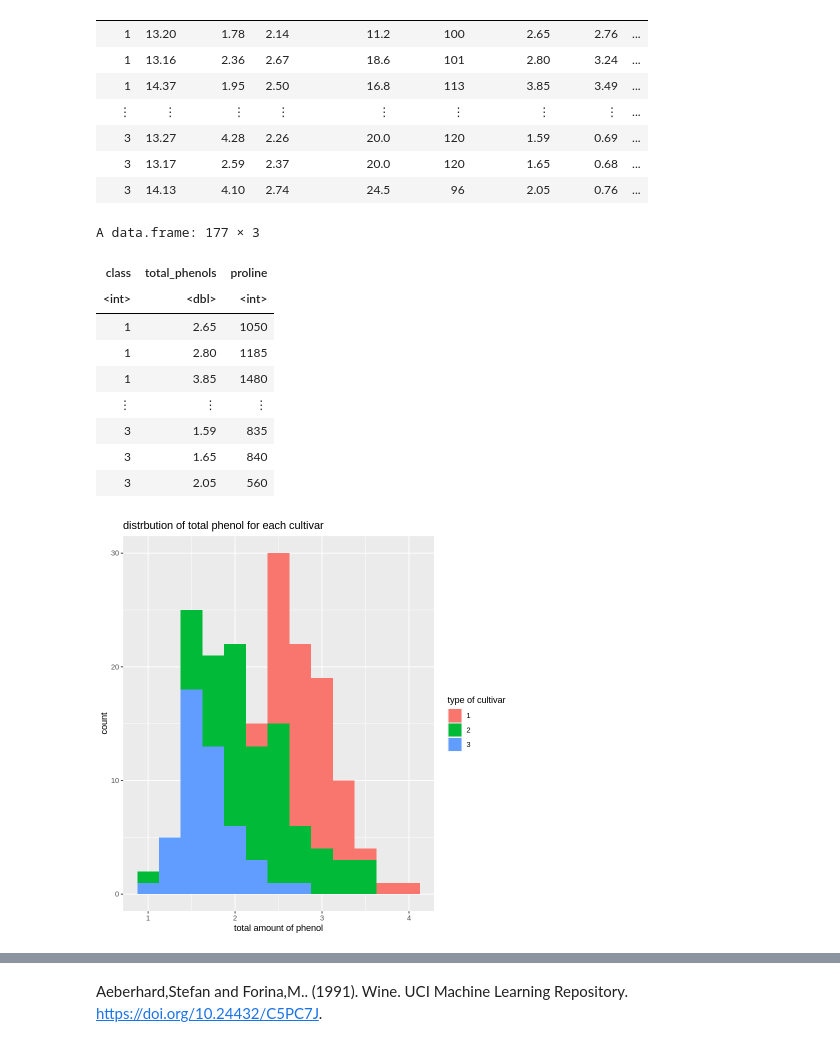
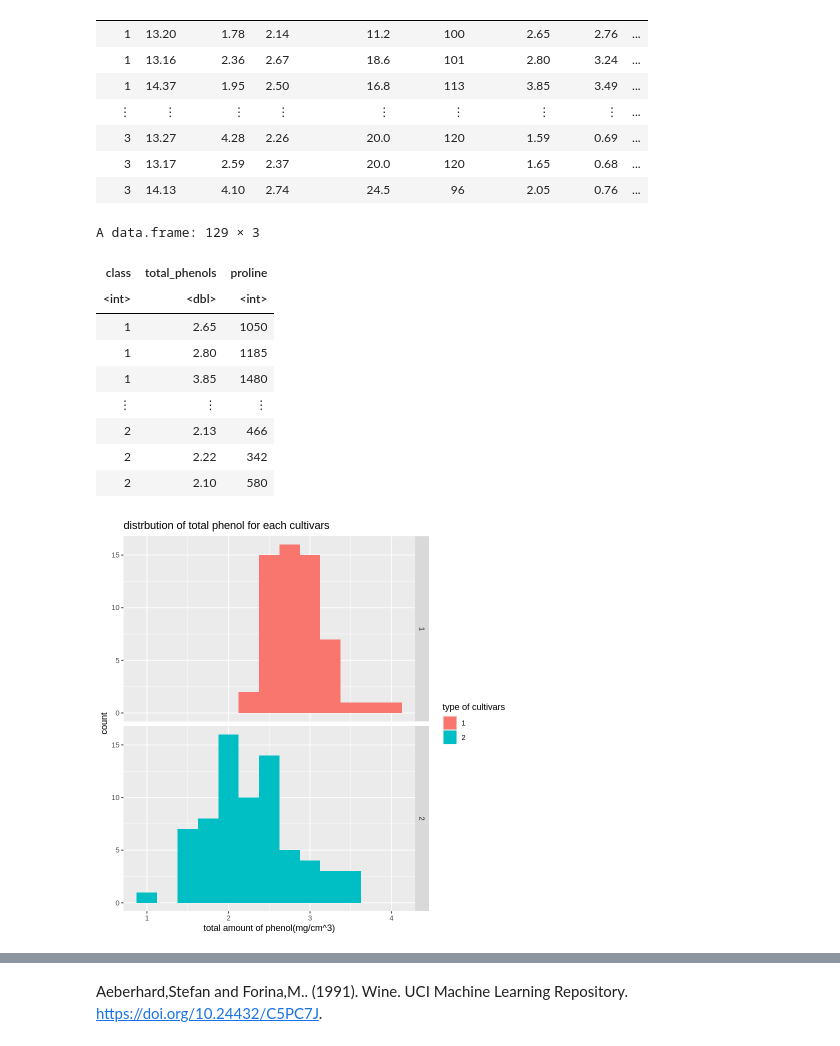
Before and after one commit to lyl1220/Stat201_Project, a Jupyter notebook: Untitled.ipynb, the cells around one changed output, grey strips where cells are left out. Cells and saved outputs as stored; diff of their text form; code cells hidden in the pictures.

```diff
--- a/Untitled.ipynb
+++ b/Untitled.ipynb
@@ -60,35 +47,40 @@ A data.frame: 177 × 14
 | 3 | 14.13 | 4.10 | 2.74 | 24.5 | 96 | 2.05 | 0.76 | ... |
 # %%
 #cleaning data and selecting/
+
 clean_data <- dataset |>
-    select(class, total_phenols, proline) |>filter(!is.na(total_phenols))|>filter(!is.na(proline))
+    select(class, total_phenols, proline) |>
+    filter(!is.na(total_phenols))|>
+    filter(!is.na(proline))|>
+    filter(class == 1 | class == 2)
 
 clean_data
 # %% [output]
-A data.frame: 177 × 3
+A data.frame: 129 × 3
 | class | total_phenols | proline |
 | <int> | <dbl> | <int> |
 | 1 | 2.65 | 1050 |
 | 1 | 2.80 | 1185 |
 | 1 | 3.85 | 1480 |
 | ⋮ | ⋮ | ⋮ |
-| 3 | 1.59 | 835 |
-| 3 | 1.65 | 840 |
-| 3 | 2.05 | 560 |
+| 2 | 2.13 | 466 |
+| 2 | 2.22 | 342 |
+| 2 | 2.10 | 580 |
 # %%
 #turning class into a factor
 clean_data$class <- as.factor(clean_data$class)
 # %%
 
 #plotting raw data
 clean_data_total_phenols <- clean_data |>
     ggplot() +
-    geom_histogram(aes(x = total_phenols, fill = class), binwidth = 0.25) +
-    labs( x = "total amount of phenol", fill = "type of cultivar") +
-    ggtitle( "distrbution of total phenol for each cultivar")
+    geom_histogram(aes(x = total_phenols,fill=class), binwidth = 0.25) +
+    facet_grid(class~.)+
+    labs( x = "total amount of phenol(mg/cm^3)", fill = "type of cultivars") +
+    ggtitle( "distrbution of total phenol for each cultivars")
 clean_data_total_phenols
 # %% [output]
-[figure, old version]
+[figure, new version]
 # %%
 clean_data_proline <- clean_data |>
     ggplot() +
```
Also changed, not shown: parts of 12 cells of this notebook, 1 other file.
